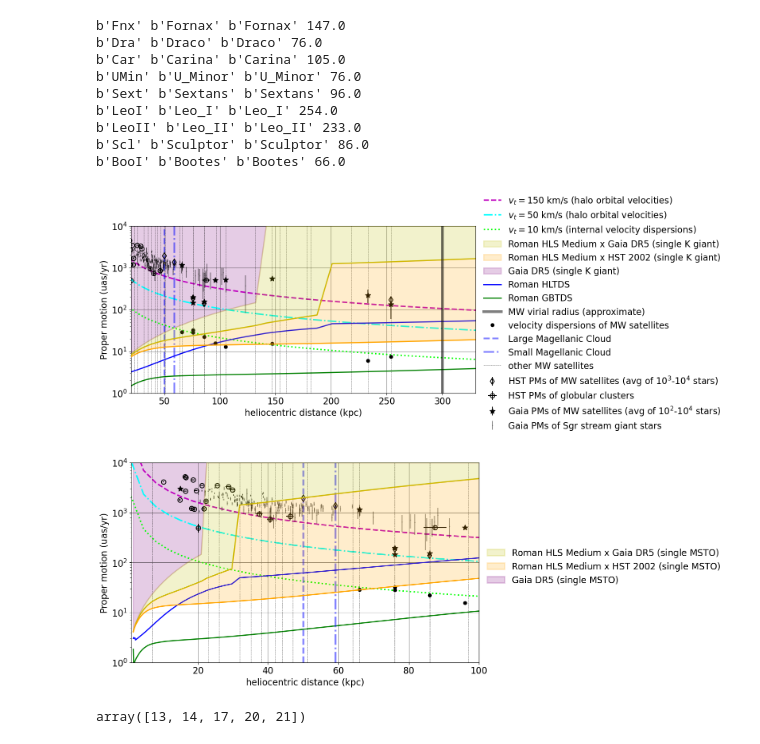
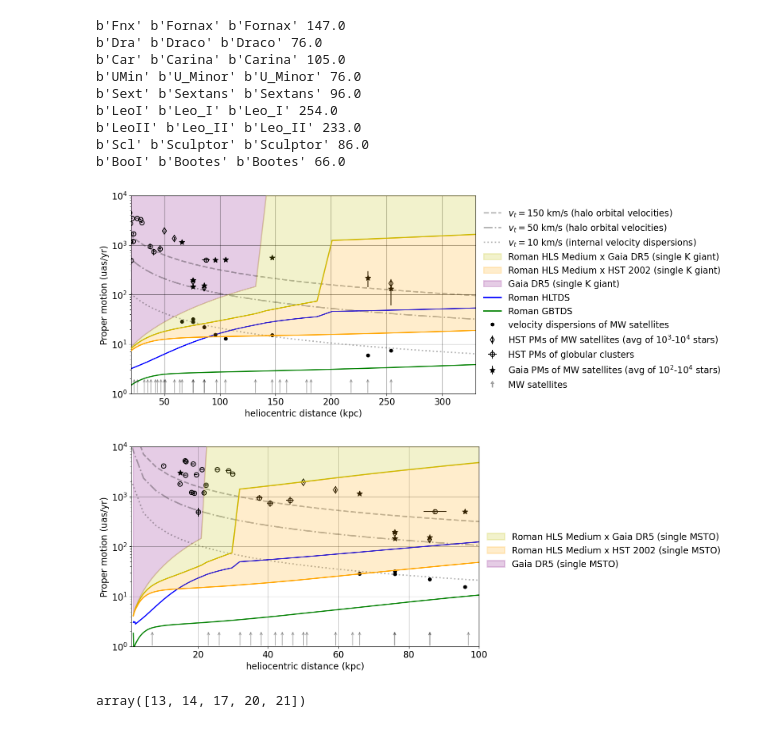
Before and after one commit to Dynamics-Penn/roman-nearfield, a Jupyter notebook: notebooks/PM_figure.ipynb, the cells around one changed output. Drawn from its saved outputs; the diff is of its cells as text; code cells hidden in the pictures.

Commit message:
cleaning up proper motion figures and making sure all the GCs are in the figures

```diff
--- a/notebooks/PM_figure.ipynb
+++ b/notebooks/PM_figure.ipynb
@@ -189,10 +218,9 @@ gc_dists = np.genfromtxt(DATA_DIR / 'gc_3d_sohn2018.txt', usecols=(1,2))
 # %%
 drange = np.linspace(1,350,100)
 
-
-pl.plot(drange,mu(drange,150.),'--',c='m',lw=2.5,label='$v_t=150$ km/s (halo orbital velocities)')
-pl.plot(drange,mu(drange,50.),'-.',c='cyan',lw=2.5,label='$v_t=50$ km/s (halo orbital velocities)')
-pl.plot(drange,mu(drange,10.),':',c='lime',lw=2.5,label='$v_t=10$ km/s (internal velocity dispersions)')
+pl.plot(drange,mu(drange,150.),'--',c='k',lw=2.5,alpha=0.3,label='$v_t=150$ km/s (halo orbital velocities)')
+pl.plot(drange,mu(drange,50.),'-.',c='k',lw=2.5,alpha=0.3,label='$v_t=50$ km/s (halo orbital velocities)')
+pl.plot(drange,mu(drange,10.),':',c='k',lw=2.5,alpha=0.3,label='$v_t=10$ km/s (internal velocity dispersions)')
 
 pl.plot(dk3,gaia_hls_med['HLWASMedium,nopara_pm_errs'].values*1000.,color='y',lw=2,zorder=3)
 
@@ -208,7 +236,7 @@ pl.plot(dk3,gaia_hls_med['HLTDS_pm_errs'].values*1000.,color='blue',lw=2, label=
 
 pl.plot(dk3,gaia_hls_med['GBTDS_pm_errs'].values*1000.,color='green',lw=2, label="Roman GBTDS")
 
-pl.axvline(300.,color='k',lw=5,zorder=93,alpha=0.5,label='MW virial radius (approximate)')
+#pl.axvline(300.,color='k',lw=5,zorder=93,alpha=0.5,label='MW virial radius (approximate)')
 
 
 
@@ -235,53 +263,56 @@ pl.errorbar(dlist_with_Sgr,np.sqrt(gaia_dwarf_pms['muastar']**2+gaia_dwarf_pms['
             label='Gaia PMs of MW satellites (avg of $10^2$-$10^4$ stars)')
 
 #Sgr measurements from Li et al 2019
-pl.errorbar(sgr['dist'],1e3*np.sqrt(sgr['pmRA']**2+sgr['pmDec']**2),
-            yerr=1e3*np.sqrt(sgr['pmRA_error']**2+sgr['pmDec_error']**2),
-            fmt='.k',ms=1,alpha=0.5,
-            label='Gaia PMs of Sgr stream giant stars')
+# pl.errorbar(sgr['dist'],1e3*np.sqrt(sgr['pmRA']**2+sgr['pmDec']**2),
+#             yerr=1e3*np.sqrt(sgr['pmRA_error']**2+sgr['pmDec_error']**2),
+#             fmt='.k',ms=1,alpha=0.5,
+#             label='Gaia PMs of Sgr stream giant stars')
 
 
 
 #distances to all known MW satellites
 
-pl.axvline(d_LMC,color='b',ls='--',lw=3,alpha=0.5,label='Large Magellanic Cloud')
-pl.axvline(d_SMC,color='b',ls='-.',lw=3,alpha=0.5,label='Small Magellanic Cloud')
+#pl.axvline(d_LMC,color='b',ls='--',lw=3,alpha=0.5,label='Large Magellanic Cloud')
+#pl.axvline(d_SMC,color='b',ls='-.',lw=3,alpha=0.5,label='Small Magellanic Cloud')
 
-for i,d in enumerate(dists):
-    if i==0:
-        pl.axvline(d, color='k', ls='--', lw=0.5, alpha=0.8,label='other MW satellites')
-    else:
-        pl.axvline(d, color='k', ls='--', lw=0.5, alpha=0.8)
+ax=pl.gca()
+for loc in dists[(dists<330)&(dists>20)]:
+        ax=make_arrow(ax,loc)
 
-
+ax=make_arrow(ax,d_LMC)
+ax=make_arrow(ax,d_SMC)
 
 #formatting
 pl.xlabel('heliocentric distance (kpc)',fontsize=16)
 pl.ylabel('Proper motion (uas/yr)',fontsize=16)
 
 pl.xlim(20,330)
 pl.ylim(1,1e4)
 
 #pl.xscale('log')
 pl.yscale('log')
 
 pl.tick_params(labelsize=16)
 
-leg=pl.legend(loc='center left', bbox_to_anchor=(1, 0.48),fontsize=16,numpoints=1)
+arrow_handle = mpatches.FancyArrow(0, 0, 0, 1, color='k', alpha=0.3)
+handles, labels = ax.get_legend_handles_labels()
+handles.extend([arrow_handle])
+labels.extend(['MW satellites'])
+leg=pl.legend(handles, labels, loc='center left', bbox_to_anchor=(1, 0.48),fontsize=16,numpoints=1,handler_map={mpatches.FancyArrow: HandlerArrow()})
 leg.get_frame().set_edgecolor('none')
 leg.get_frame().set_facecolor('none')
 
 pl.grid(ls='-',alpha=0.5,color='k')
 
 pl.gcf().set_size_inches((16,6))
 
 pl.tight_layout()
 
 pl.subplots_adjust(right=0.6)
 
 pl.savefig('../figures/pms_distance_giants.png')
 # %% [output]
-[figure, old version]
+[figure, new version]
 # %%
 gaia_hls_med = pd.read_csv(DATA_DIR / 'gaiaDR5+Roman+HST_astromety_uncertainties_msto.csv')
 # %%
@@ -294,9 +325,9 @@ gaia_pmerr[np.isinf(gaia_pmerr)] = 10**top[np.isinf(gaia_pmerr)]
 drange = np.linspace(1,350,100)
 
 
-pl.plot(drange,mu(drange,150.),'--',c='m',lw=2.5)#,label='$v_t=150$ km/s (halo orbital velocities)')
-pl.plot(drange,mu(drange,50.),'-.',c='cyan',lw=2.5)#,label='$v_t=50$ km/s (halo orbital velocities)')
-pl.plot(drange,mu(drange,10.),':',c='lime',lw=2.5)#,label='$v_t=10$ km/s (internal velocity dispersions)')
+pl.plot(drange,mu(drange,150.),'--',c='k',lw=2.5,alpha=0.3)#,label='$v_t=150$ km/s (halo orbital velocities)')
+pl.plot(drange,mu(drange,50.),'-.',c='k',lw=2.5,alpha=0.3)#,label='$v_t=50$ km/s (halo orbital velocities)')
+pl.plot(drange,mu(drange,10.),':',c='k',lw=2.5,alpha=0.3)#,label='$v_t=10$ km/s (internal velocity dispersions)')
 
 pl.plot(dk3,gaia_hls_med['HLWASMedium,nopara_pm_errs'].values*1000.,color='y',lw=2,zorder=3)
 
@@ -340,24 +371,19 @@ pl.errorbar(dlist_with_Sgr,np.sqrt(gaia_dwarf_pms['muastar']**2+gaia_dwarf_pms['
 #            label='Gaia PMs of MW satellites (avg of $10^2$-$10^4$ stars)')
 
 #Sgr measurements from Li et al 2019
-pl.errorbar(sgr['dist'],1e3*np.sqrt(sgr['pmRA']**2+sgr['pmDec']**2),
-            yerr=1e3*np.sqrt(sgr['pmRA_error']**2+sgr['pmDec_error']**2),
-            fmt='.k',ms=1,alpha=0.5)
-#            label='Gaia PMs of Sgr stream giant stars')
+# pl.errorbar(sgr['dist'],1e3*np.sqrt(sgr['pmRA']**2+sgr['pmDec']**2),
+#             yerr=1e3*np.sqrt(sgr['pmRA_error']**2+sgr['pmDec_error']**2),
+#             fmt='.k',ms=1,alpha=0.5)
+# #            label='Gaia PMs of Sgr stream giant stars')
 
 
+ax=pl.gca()
+#distances to all known MW satellites
+for loc in dists[(dists<100)]:
+        ax=make_arrow(ax,loc)
 
-#distances to all known MW satellites
-
-pl.axvline(d_LMC,color='b',ls='--',lw=3,alpha=0.5)#,label='Large Magellanic Cloud')
-pl.axvline(d_SMC,color='b',ls='-.',lw=3,alpha=0.5)#,label='Small Magellanic Cloud')
-
-for i,d in enumerate(dists):
-    if i==0:
-        pl.axvline(d, color='k', ls='--', lw=0.5, alpha=0.8)#,label='other MW satellites')
-    else:
-        pl.axvline(d, color='k', ls='--', lw=0.5, alpha=0.8)
-
+ax=make_arrow(ax,d_LMC)
+ax=make_arrow(ax,d_SMC)
 
 
 #formatting
@@ -376,7 +402,7 @@ leg=pl.legend(loc='center left', bbox_to_anchor=(1, 0.48),fontsize=16,numpoints=
 leg.get_frame().set_edgecolor('none')
 leg.get_frame().set_facecolor('none')
 
-pl.grid(ls='-',alpha=0.5,color='k')
+pl.grid(ls='-',alpha=0.3,color='k')
 
 pl.gcf().set_size_inches((16,6))
 
@@ -386,7 +412,7 @@ pl.subplots_adjust(right=0.6)
 
 pl.savefig('../figures/pms_distance_msto.png')
 # %% [output]
-[figure, old version]
+[figure, new version]
 # %%
 inbgs_n = [14, 20, 21, 59, 60, 188, 215, 228, 235, 245, 247, 249, 250]
 inbgs_s = [13, 17, 38, 43, 56, 64, 65, 87, 101, 113, 115, 123, 147, 155, 169, 238, 258]
```
Also changed, not shown: parts of 2 cells of this notebook, 5 other files.
